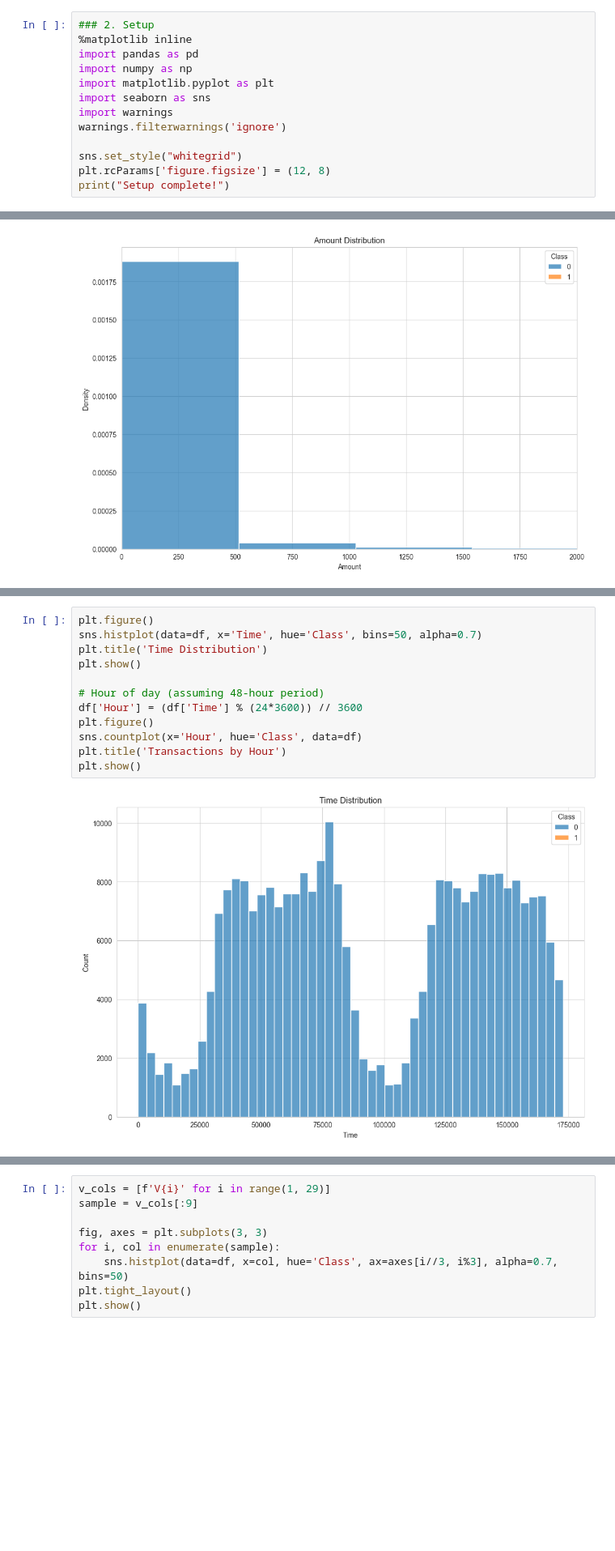
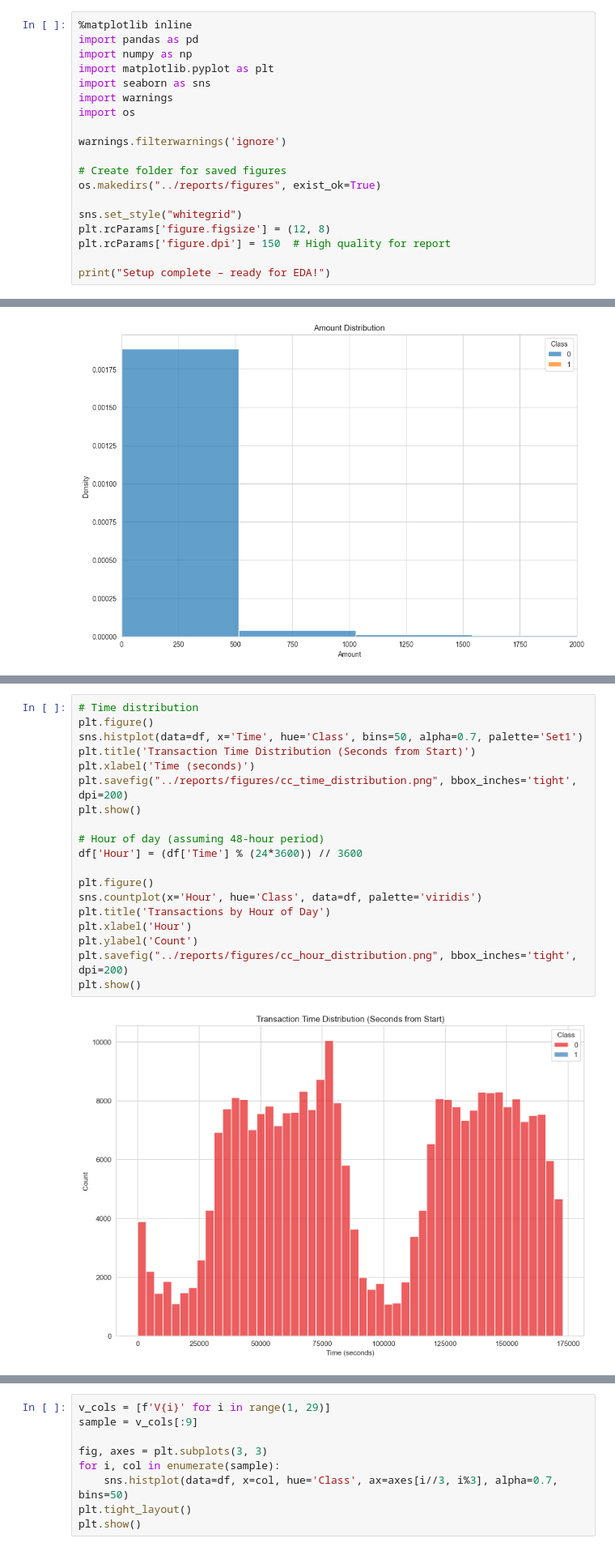
Before and after one commit to bekonad/Fraud-detection-wk56, a Jupyter notebook: notebooks/eda-creditcard.ipynb, the cells around one changed output, grey strips where cells are left out. Shown at 81% size. Cells and saved outputs as stored; diff of their text form; blank space fills up the shorter version.

```diff
--- a/notebooks/eda-creditcard.ipynb
+++ b/notebooks/eda-creditcard.ipynb
@@ -19,14 +32,20 @@ This notebook performs EDA on the **anonymized credit card dataset** (`creditcar
 # %%
-### 2. Setup
 %matplotlib inline
 import pandas as pd
 import numpy as np
 import matplotlib.pyplot as plt
 import seaborn as sns
 import warnings
+import os
+
 warnings.filterwarnings('ignore')
+
+# Create folder for saved figures
+os.makedirs("../reports/figures", exist_ok=True)
 
 sns.set_style("whitegrid")
 plt.rcParams['figure.figsize'] = (12, 8)
-print("Setup complete!")
+plt.rcParams['figure.dpi'] = 150  # High quality for report
+
+print("Setup complete – ready for EDA!")
 # %% [output]
@@ -82,14 +158,21 @@ plt.show()
 # %%
+# Time distribution
 plt.figure()
-sns.histplot(data=df, x='Time', hue='Class', bins=50, alpha=0.7)
-plt.title('Time Distribution')
+sns.histplot(data=df, x='Time', hue='Class', bins=50, alpha=0.7, palette='Set1')
+plt.title('Transaction Time Distribution (Seconds from Start)')
+plt.xlabel('Time (seconds)')
+plt.savefig("../reports/figures/cc_time_distribution.png", bbox_inches='tight', dpi=200)
 plt.show()
 
 # Hour of day (assuming 48-hour period)
 df['Hour'] = (df['Time'] % (24*3600)) // 3600
+
 plt.figure()
-sns.countplot(x='Hour', hue='Class', data=df)
-plt.title('Transactions by Hour')
+sns.countplot(x='Hour', hue='Class', data=df, palette='viridis')
+plt.title('Transactions by Hour of Day')
+plt.xlabel('Hour')
+plt.ylabel('Count')
+plt.savefig("../reports/figures/cc_hour_distribution.png", bbox_inches='tight', dpi=200)
 plt.show()
 # %% [output]
-[figure, old version]
+[figure, new version]
```
Also changed, not shown: parts of 18 cells of this notebook, 7 other files.
